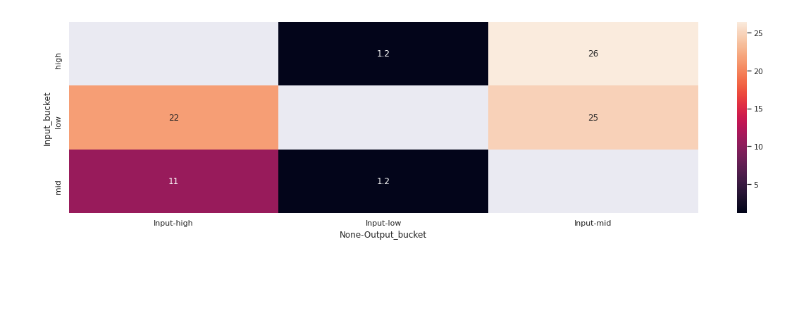
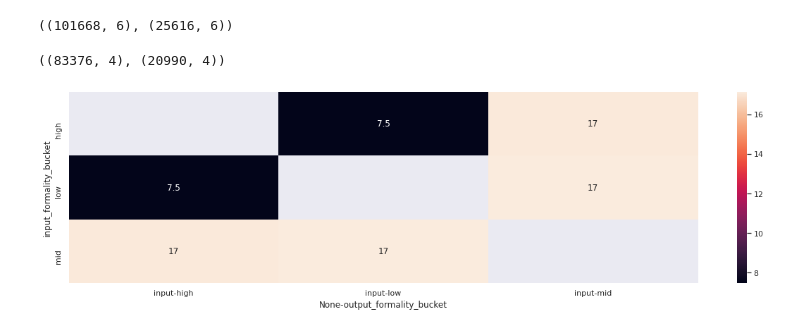
Before and after one commit to nuwandavek/marvin, a Jupyter notebook: ml/notebooks/pseudo_analysis/formality_new.ipynb, the cells around one changed output. Cells and saved outputs as stored; diff of their text form; code cells hidden in the pictures; blank space fills up the shorter version.

Commit message:
add binary train and testnotebook

```diff
--- a/ml/notebooks/pseudo_analysis/formality_new.ipynb
+++ b/ml/notebooks/pseudo_analysis/formality_new.ipynb
@@ -21,0 +163,5 @@ df.shape
+# %%
+train_samples = int(len(df_fin)*0.8)
+train_df = df_fin[:train_samples]
+dev_df = df_fin[train_samples:]
+print(f"shuffled train size : {train_df.shape}, shuffled dev size : {dev_df.shape}")
@@ -21,0 +200,13 @@ df.shape
+# %%
+train_df_2 = train_df.filter(['output','output_formality_bucket', 'output_emo_bucket','input', 'input_formality_bucket', 'input_emo_bucket'])
+train_df_2.columns = ['input', 'input_formality_bucket', 'input_emo_bucket', 'output', 'output_formality_bucket', 'output_emo_bucket']
+dev_df_2 = dev_df.filter(['output','output_formality_bucket', 'output_emo_bucket','input', 'input_formality_bucket', 'input_emo_bucket'])
+dev_df_2.columns = ['input', 'input_formality_bucket', 'input_emo_bucket', 'output', 'output_formality_bucket', 'output_emo_bucket']
+
+train_df = pd.concat([train_df, train_df_2])
+dev_df = pd.concat([dev_df, dev_df_2])
+train_df= train_df.drop_duplicates()
+dev_df= dev_df.drop_duplicates()
+train_df.shape, dev_df.shape
+# %% [output]
+((101668, 6), (25616, 6))
@@ -22,5 +216,17 @@ df.shape
+# %%
+train_df = train_df.filter(['input', 'input_formality_bucket','output',
+       'output_formality_bucket'])
+dev_df = dev_df.filter(['input', 'input_formality_bucket','output',
+       'output_formality_bucket'])
+# %%
+train_df = train_df[~(train_df['input_formality_bucket']==train_df['output_formality_bucket'])]
+dev_df = dev_df[~(dev_df['input_formality_bucket']==dev_df['output_formality_bucket'])]
+# %%
+train_df.shape, dev_df.shape
+# %% [output]
+((83376, 4), (20990, 4))
 # %%
-sns.heatmap(df.groupby(['Input_bucket','Output_bucket']).agg({'Input': 'count'}).reset_index().pivot('Input_bucket', 'Output_bucket')/1000, annot=True)
+sns.heatmap(train_df.groupby(['input_formality_bucket','output_formality_bucket']).agg({'input': 'count'}).reset_index().pivot('input_formality_bucket', 'output_formality_bucket')/1000, annot=True)
 plt.show()
 # %% [output]
-[figure, old version]
+[figure, new version]
```
Also changed, not shown: parts of 28 cells of this notebook, 5 other files.
